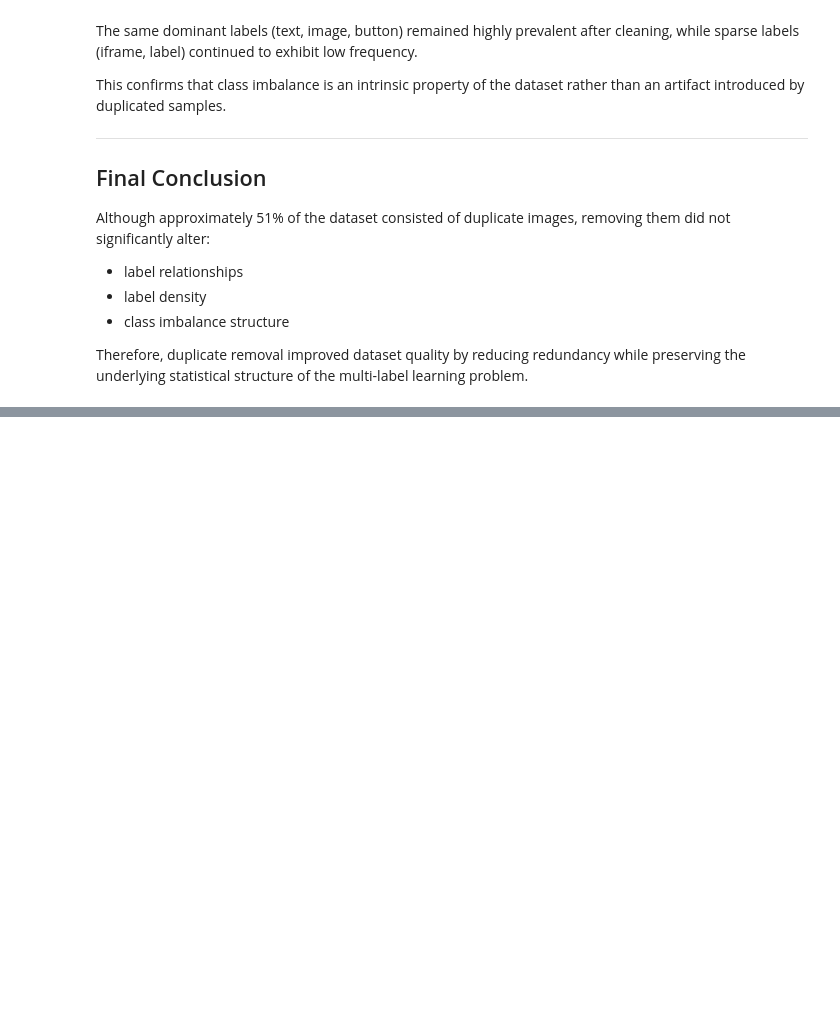
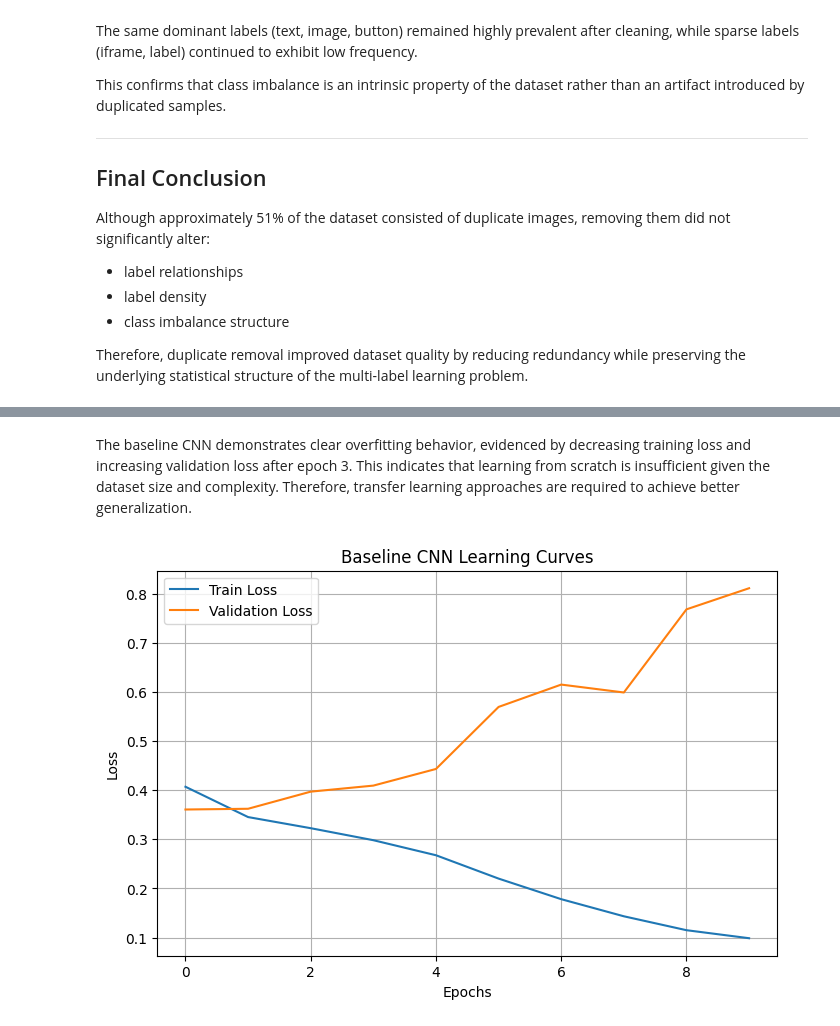
Before and after one commit to AnindyaChakravarty/Multi-label_Image_Classification, a Jupyter notebook: DM.ipynb, the cells around one changed output, grey strips where cells are left out. Cells and saved outputs as stored; diff of their text form; code cells hidden in the pictures; blank space fills up the shorter version.

Commit message:
added a basic CNN training as baseline

```diff
--- a/DM.ipynb
+++ b/DM.ipynb
@@ -1603,0 +1976,17 @@ Therefore, duplicate removal improved dataset quality by reducing redundancy whi
+# %%
+# Get one batch
+
+images, labels = next(iter(train_loader))
+
+# Move to device
+images = images.to(device)
+labels = labels.to(device)
+
+# Forward pass
+outputs = cnn_model(images)
+
+# Compute loss
+loss = criterion(outputs, labels)
+
+print("Output shape:", outputs.shape)
+print("Loss value:", loss.item())
@@ -1603,0 +2125,20 @@ Therefore, duplicate removal improved dataset quality by reducing redundancy whi
+# %% [markdown]
+The baseline CNN demonstrates clear overfitting behavior, evidenced by decreasing training loss and increasing validation loss after epoch 3. This indicates that learning from scratch is insufficient given the dataset size and complexity. Therefore, transfer learning approaches are required to achieve better generalization.
+# %%
+import matplotlib.pyplot as plt
+
+# Plot training vs validation loss
+plt.figure(figsize=(8,5))
+
+plt.plot(train_losses, label="Train Loss")
+plt.plot(val_losses, label="Validation Loss")
+
+plt.title("Baseline CNN Learning Curves")
+plt.xlabel("Epochs")
+plt.ylabel("Loss")
+plt.legend()
+plt.grid(True)
+
+plt.show()
+# %% [output]
+[figure, added]
```
Also changed, not shown: parts of 22 cells of this notebook.
